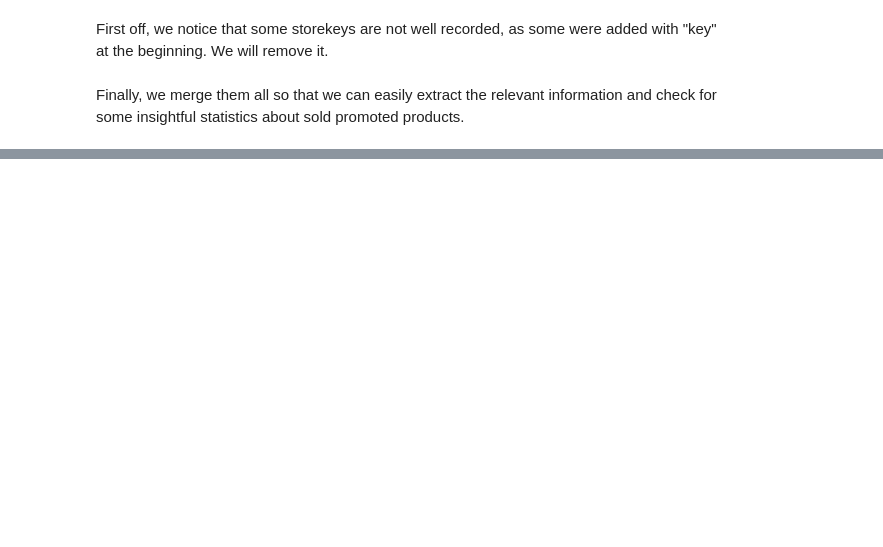
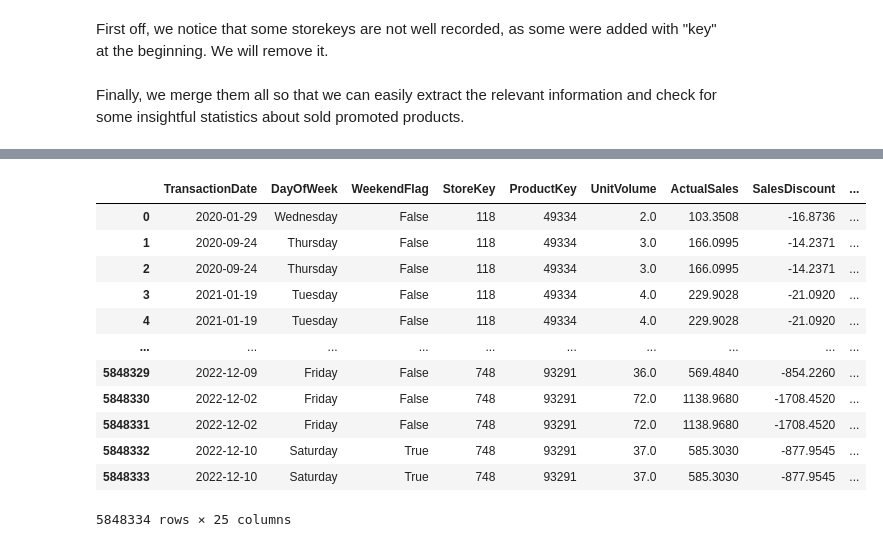
Before and after one commit to Matcar02/HackatOw---A-study-into-an-asian-retailer, a Jupyter notebook: OWHackathon-checkpoint.ipynb, the cells around one changed output, grey strips where cells are left out. Saved outputs shown, nothing was run; the diff lists cells and outputs as text; code cells hidden in the pictures; blank space fills up the shorter version.

```diff
--- a/OWHackathon-checkpoint.ipynb
+++ b/OWHackathon-checkpoint.ipynb
@@ -587,0 +590,23 @@ display(promotedproducts)
+# %%
+#turning the pandas series into same datatype and c
+w3 = pd.to_datetime(transactions_ps["TransactionDate"])
+transactions_ps["TransactionDate"] = w3
+
+
+#merging the 2 dataframes
+promotedproducts = pd.merge(right = promofin, how = 'inner', on=["TransactionDate","StoreKey","ProductKey"], left = transactions_ps)
+display(promotedproducts)
+# %% [output]
+|  | TransactionDate | DayOfWeek | WeekendFlag | StoreKey | ProductKey | UnitVolume | ActualSales | SalesDiscount | ... |
+| 0 | 2020-01-29 | Wednesday | False | 118 | 49334 | 2.0 | 103.3508 | -16.8736 | ... |
+| 1 | 2020-09-24 | Thursday | False | 118 | 49334 | 3.0 | 166.0995 | -14.2371 | ... |
+| 2 | 2020-09-24 | Thursday | False | 118 | 49334 | 3.0 | 166.0995 | -14.2371 | ... |
+| 3 | 2021-01-19 | Tuesday | False | 118 | 49334 | 4.0 | 229.9028 | -21.0920 | ... |
+| 4 | 2021-01-19 | Tuesday | False | 118 | 49334 | 4.0 | 229.9028 | -21.0920 | ... |
+| ... | ... | ... | ... | ... | ... | ... | ... | ... | ... |
+| 5848329 | 2022-12-09 | Friday | False | 748 | 93291 | 36.0 | 569.4840 | -854.2260 | ... |
+| 5848330 | 2022-12-02 | Friday | False | 748 | 93291 | 72.0 | 1138.9680 | -1708.4520 | ... |
+| 5848331 | 2022-12-02 | Friday | False | 748 | 93291 | 72.0 | 1138.9680 | -1708.4520 | ... |
+| 5848332 | 2022-12-10 | Saturday | True | 748 | 93291 | 37.0 | 585.3030 | -877.9545 | ... |
+| 5848333 | 2022-12-10 | Saturday | True | 748 | 93291 | 37.0 | 585.3030 | -877.9545 | ... |
+5848334 rows × 25 columns
```
Also changed, not shown: parts of 28 cells of this notebook.
